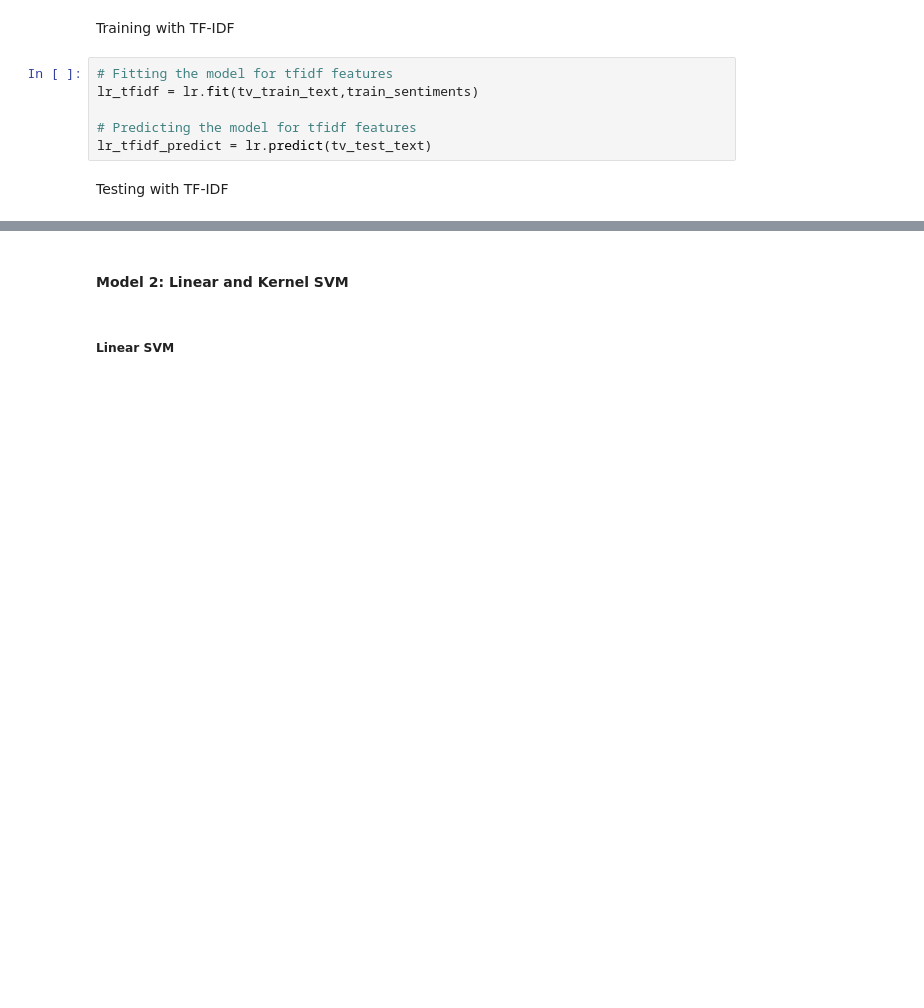
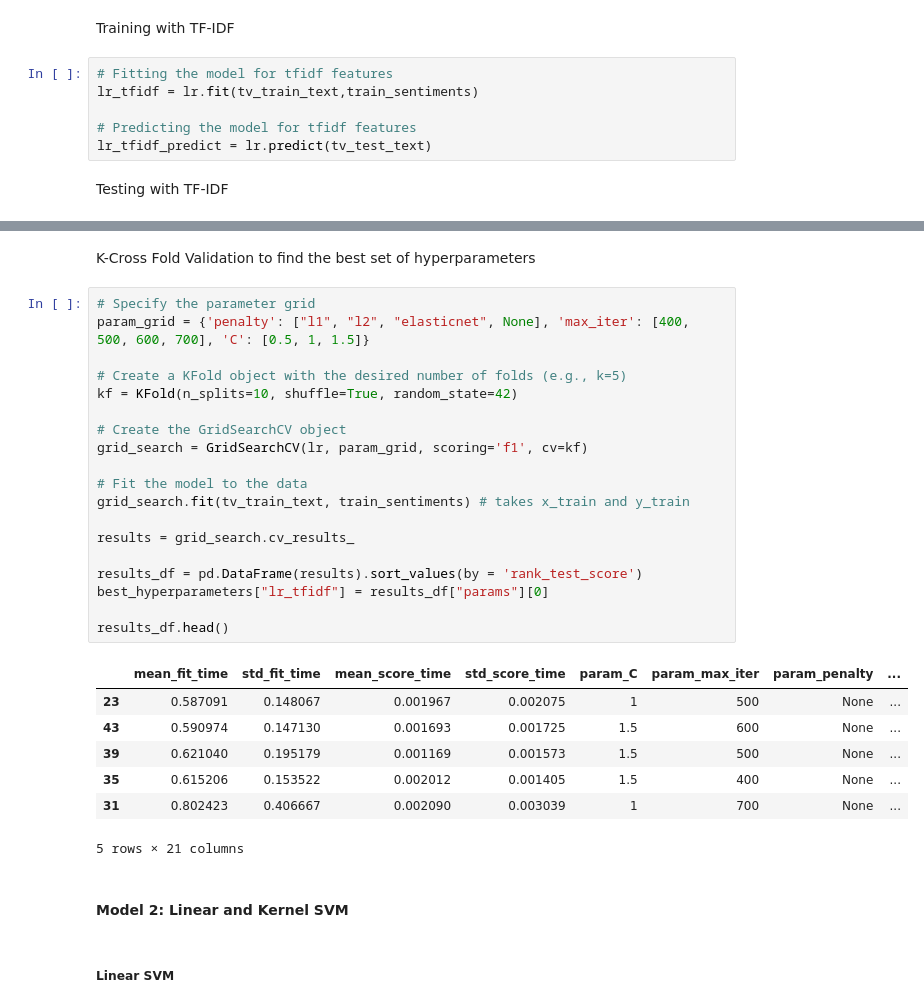
Before and after one commit to birnart/ai_safecom, a Jupyter notebook: main.ipynb, the cells around one changed output, grey strips where cells are left out. Saved outputs shown, nothing was run; the diff lists cells and outputs as text; blank space fills up the shorter version.

```diff
--- a/main.ipynb
+++ b/main.ipynb
@@ -509,3 +513,32 @@ Non-Fraudolent       0.92      1.00      0.96      1606
+# %% [markdown]
+K-Cross Fold Validation to find the best set of hyperparameters
+# %%
+# Specify the parameter grid
+param_grid = {'penalty': ["l1", "l2", "elasticnet", None], 'max_iter': [400, 500, 600, 700], 'C': [0.5, 1, 1.5]}
+
+# Create a KFold object with the desired number of folds (e.g., k=5)
+kf = KFold(n_splits=10, shuffle=True, random_state=42)
+
+# Create the GridSearchCV object
+grid_search = GridSearchCV(lr, param_grid, scoring='f1', cv=kf)
+
+# Fit the model to the data
+grid_search.fit(tv_train_text, train_sentiments) # takes x_train and y_train
+
+results = grid_search.cv_results_
+
+results_df = pd.DataFrame(results).sort_values(by = 'rank_test_score')
+best_hyperparameters["lr_tfidf"] = results_df["params"][0]
+
+results_df.head()
+# %% [output]
+|  | mean_fit_time | std_fit_time | mean_score_time | std_score_time | param_C | param_max_iter | param_penalty | ... |
+| 23 | 0.587091 | 0.148067 | 0.001967 | 0.002075 | 1 | 500 | None | ... |
+| 43 | 0.590974 | 0.147130 | 0.001693 | 0.001725 | 1.5 | 600 | None | ... |
+| 39 | 0.621040 | 0.195179 | 0.001169 | 0.001573 | 1.5 | 500 | None | ... |
+| 35 | 0.615206 | 0.153522 | 0.002012 | 0.001405 | 1.5 | 400 | None | ... |
+| 31 | 0.802423 | 0.406667 | 0.002090 | 0.003039 | 1 | 700 | None | ... |
+5 rows × 21 columns
 # %% [markdown]
 <h4>Model 2: Linear and Kernel SVM</h4>
 # %% [markdown]
```
Also changed, not shown: parts of 50 cells of this notebook.
